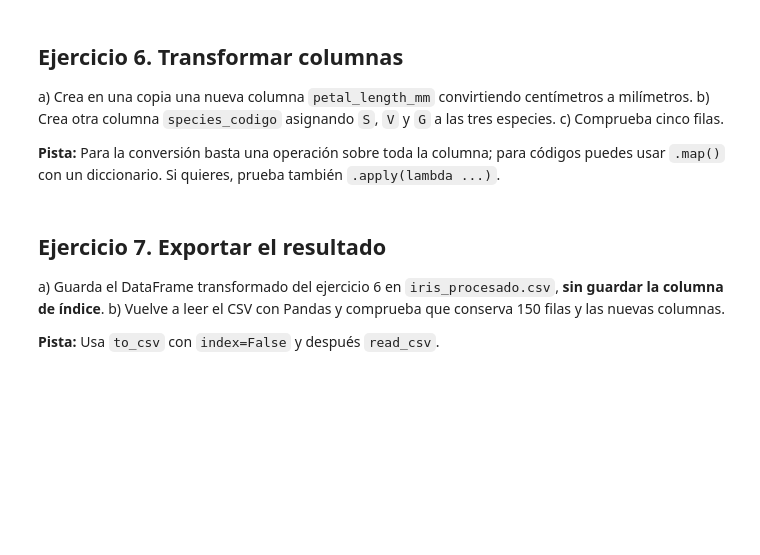
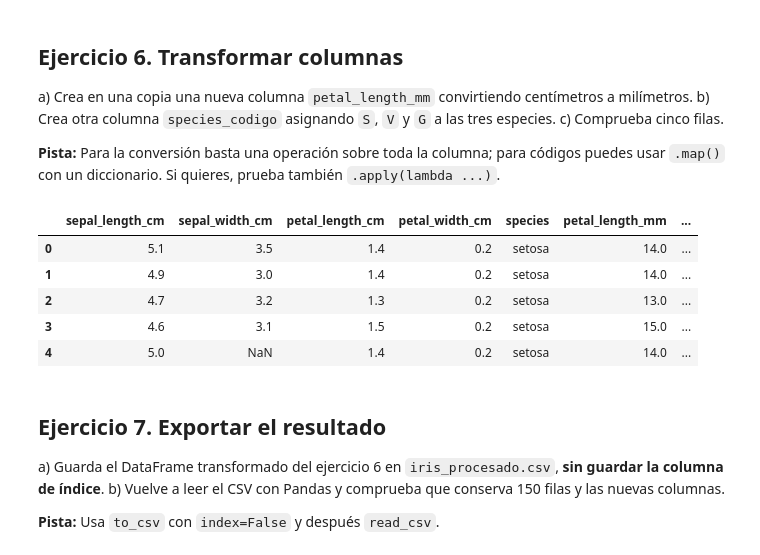
Before and after one commit to tizzy541/curso-ia-practica, a Jupyter notebook: 02_Ejercicios_Iris.ipynb, the cells around one changed output. Drawn from its saved outputs; the diff is of its cells as text; code cells hidden in the pictures; blank space fills up the shorter version.

```diff
--- a/02_Ejercicios_Iris.ipynb
+++ b/02_Ejercicios_Iris.ipynb
@@ -64,7 +189,18 @@ a) Crea en una copia una nueva columna `petal_length_mm` convirtiendo centímetr
 
 **Pista:** Para la conversión basta una operación sobre toda la columna; para códigos puedes usar `.map()` con un diccionario. Si quieres, prueba también `.apply(lambda ...)`.
 # %%
-# Escribe tu solución aquí
+df_transformado = iris.copy()
+df_transformado["petal_length_mm"] = df_transformado["petal_length_cm"] * 10
+df_transformado["species_codigo"] = df_transformado["species"].map({"setosa": "S", "versicolor": "V", "virginica": "G"})
+
+display(df_transformado.head(5))
+# %% [output]
+|  | sepal_length_cm | sepal_width_cm | petal_length_cm | petal_width_cm | species | petal_length_mm | ... |
+| 0 | 5.1 | 3.5 | 1.4 | 0.2 | setosa | 14.0 | ... |
+| 1 | 4.9 | 3.0 | 1.4 | 0.2 | setosa | 14.0 | ... |
+| 2 | 4.7 | 3.2 | 1.3 | 0.2 | setosa | 13.0 | ... |
+| 3 | 4.6 | 3.1 | 1.5 | 0.2 | setosa | 15.0 | ... |
+| 4 | 5.0 | NaN | 1.4 | 0.2 | setosa | 14.0 | ... |
 # %% [markdown]
 ## Ejercicio 7. Exportar el resultado
 
```
Also changed, not shown: parts of 10 cells of this notebook.
